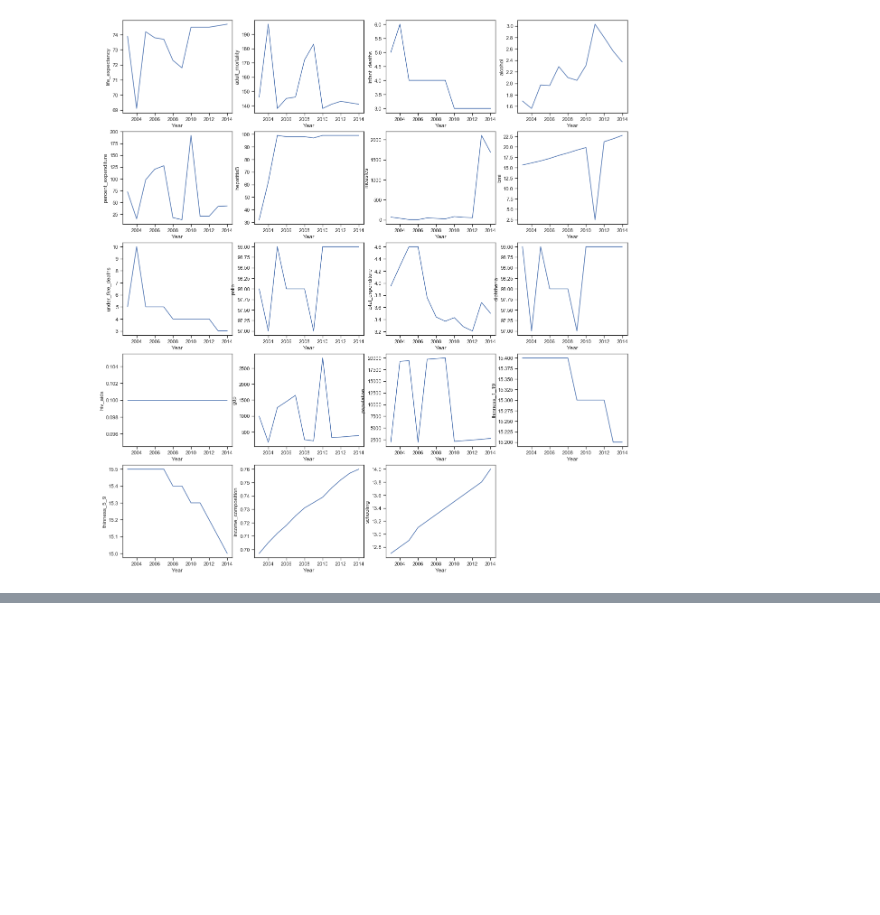
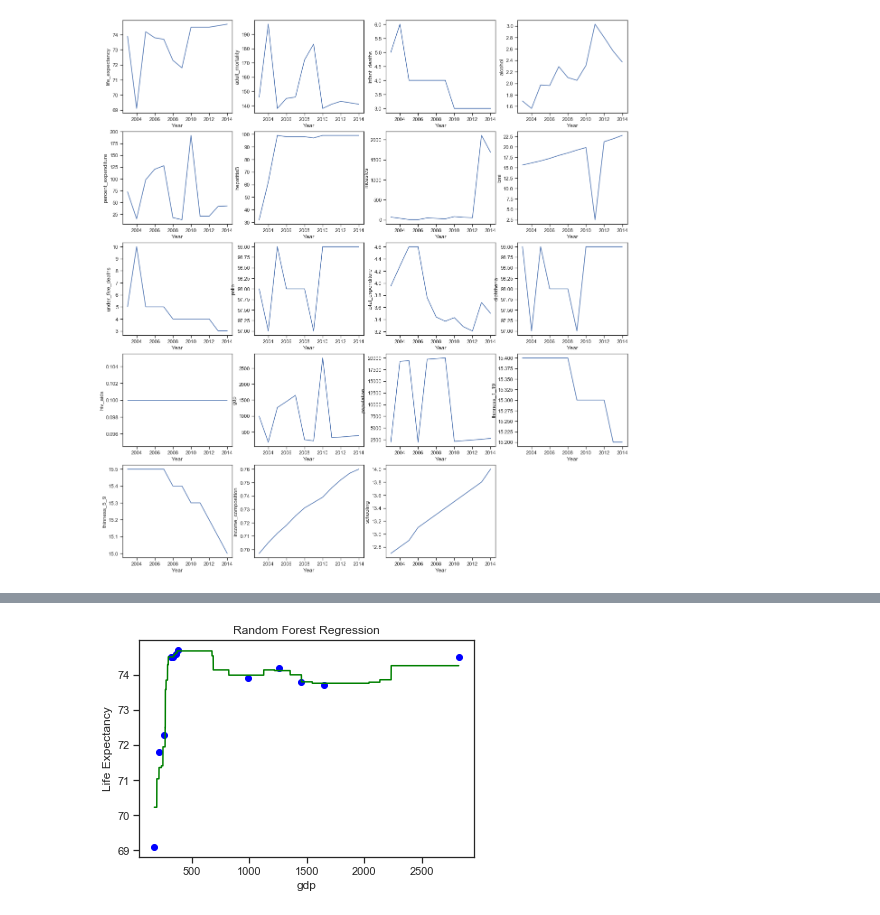
Before and after one commit to PRISLK/Mavericks_Data_Analysis, a Jupyter notebook: Life_Expectancy_Data_Analysis.ipynb, the cells around one changed output, grey strips where cells are left out. Drawn from its saved outputs; the diff is of its cells as text; code cells hidden in the pictures; blank space fills up the shorter version.

```diff
--- a/Life_Expectancy_Data_Analysis.ipynb
+++ b/Life_Expectancy_Data_Analysis.ipynb
@@ -520,0 +545,5 @@ plt.show()
+# %%
+x = RF_Data.iloc[:, 8:9].values
+print(x)
+y = RF_Data.iloc[:,11].values
+print(y)
@@ -520,0 +564,10 @@ plt.show()
+# %%
+# Fitting Random Forest Regression to the dataset
+# import the regressor
+from sklearn.ensemble import RandomForestRegressor
+
+ # create regressor object
+regressor = RandomForestRegressor(n_estimators = 10, random_state = 0)
+
+# fit the regressor with x and y data
+regressor.fit(x, y)
@@ -520,0 +582,26 @@ plt.show()
+# %%
+
+# Visualising the Random Forest Regression results
+
+# arange for creating a range of values
+# from min value of x to max
+# value of x with a difference of 0.01
+# between two consecutive values
+X_grid = np.arange(min(x), max(x), 0.01)
+
+# reshape for reshaping the data into a len(X_grid)*1 array,
+# i.e. to make a column out of the X_grid value
+X_grid = X_grid.reshape((len(X_grid), 1))
+
+# Scatter plot for original data
+plt.scatter(x, y, color = 'blue')
+
+# plot predicted data
+plt.plot(X_grid, regressor.predict(X_grid),
+         color = 'green')
+plt.title('Random Forest Regression')
+plt.xlabel('gdp')
+plt.ylabel('Life Expectancy')
+plt.show()
+# %% [output]
+[figure, added]
```
Also changed, not shown: parts of 5 cells of this notebook, 1 other file.
